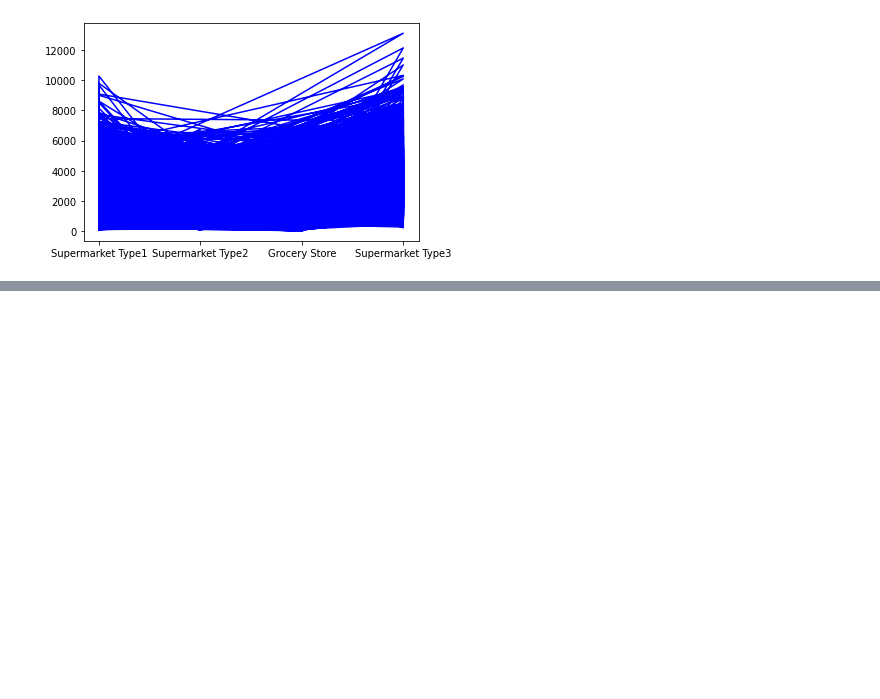
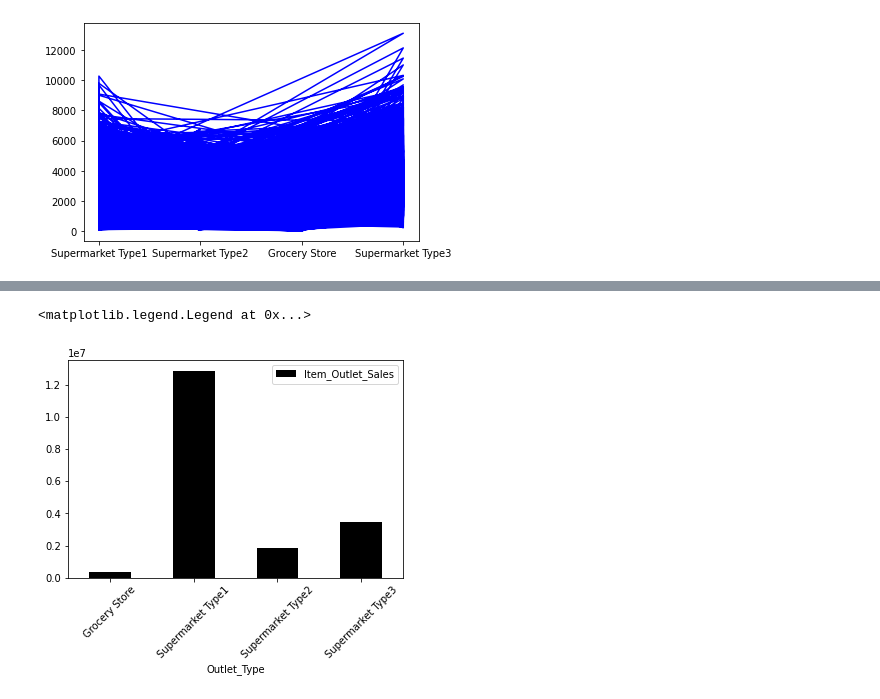
Before and after one commit to Jose-Balocchi/Retail---Predicciones-de-ventas, a Jupyter notebook: 05_Proyecto_1.ipynb, the cells around one changed output, grey strips where cells are left out. Saved outputs shown, nothing was run; the diff lists cells and outputs as text; code cells hidden in the pictures; blank space fills up the shorter version.

```diff
--- a/05_Proyecto_1.ipynb
+++ b/05_Proyecto_1.ipynb
@@ -367,0 +413,9 @@ plt.plot(tipo_de_outlet,ventas, 'b')
+# %%
+grafico_outlet2 = df.groupby('Outlet_Type')['Item_Outlet_Sales'].sum()
+grafico_outlet2.plot(kind = 'bar', color = 'black')
+plt.xticks(rotation = 45)
+plt.legend()
+# aca podemos ver la diferencia de ventas entre los tipos de locales
+# %% [output]
+<matplotlib.legend.Legend at 0x...>
+[figure, added]
```
Also changed, not shown: parts of 6 cells of this notebook.
